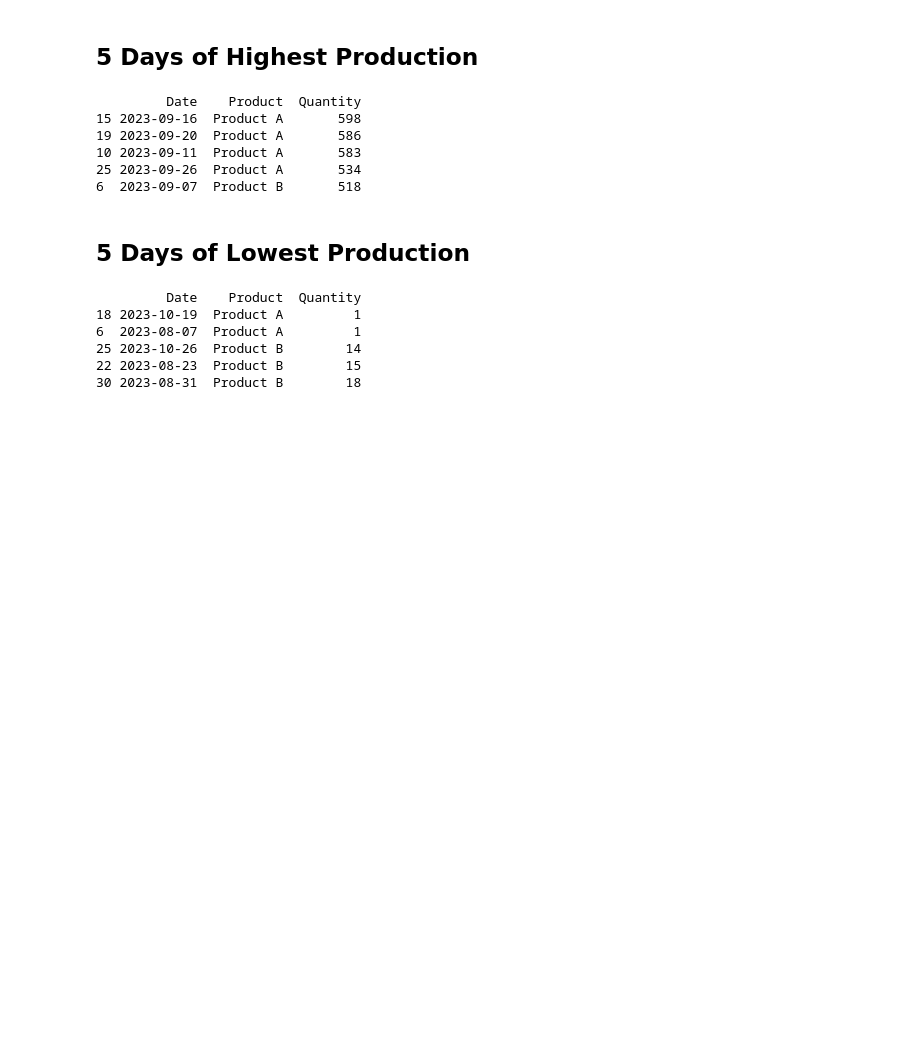
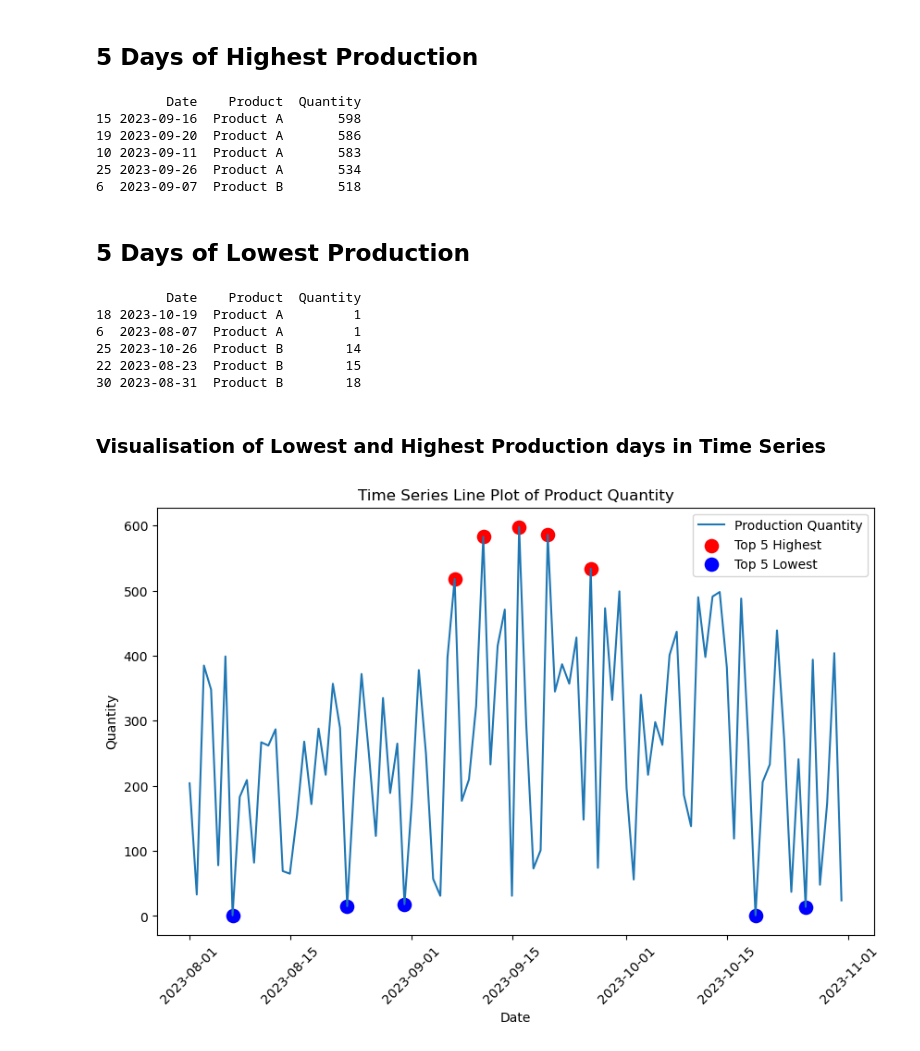
Before and after one commit to elenajusto/production-data-assessment, a Jupyter notebook: main.ipynb, the cells around one changed output. Drawn from its saved outputs; the diff is of its cells as text; code cells hidden in the pictures; blank space fills up the shorter version.

Commit message:
Created vis of lowest and highest production days on time series data

```diff
--- a/main.ipynb
+++ b/main.ipynb
@@ -227,3 +227,25 @@ print(lowest_production)
 25 2023-10-26  Product B        14
 22 2023-08-23  Product B        15
 30 2023-08-31  Product B        18
+# %% [markdown]
+<h3>Visualisation of Lowest and Highest Production days in Time Series</h3>
+# %%
+# Resizing plot
+plt.figure(figsize=(10, 6))
+
+# Defining the line plot
+sns.lineplot(data=df_combined, x='Date', y='Quantity', label='Production Quantity')
+
+# Adding scatter plots to highlight the highest and lowest production days
+sns.scatterplot(data=highest_production, x='Date', y='Quantity', color='red', label='Top 5 Highest', s=150)
+sns.scatterplot(data=lowest_production, x='Date', y='Quantity', color='blue', label='Top 5 Lowest', s=150)
+
+# Plot characteristics
+plt.title('Time Series Line Plot of Product Quantity')
+plt.xticks(rotation=45)
+plt.legend()
+
+# Display plot
+plt.show()
+# %% [output]
+[figure, added]
```
Also changed, not shown: 1 other file.
